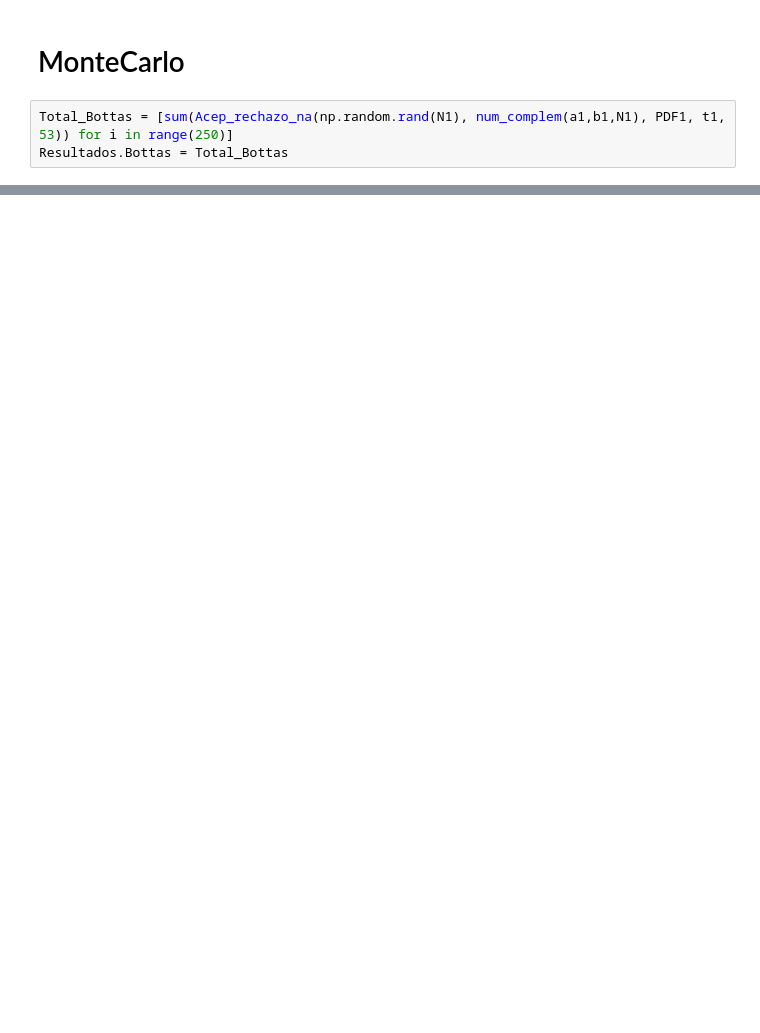
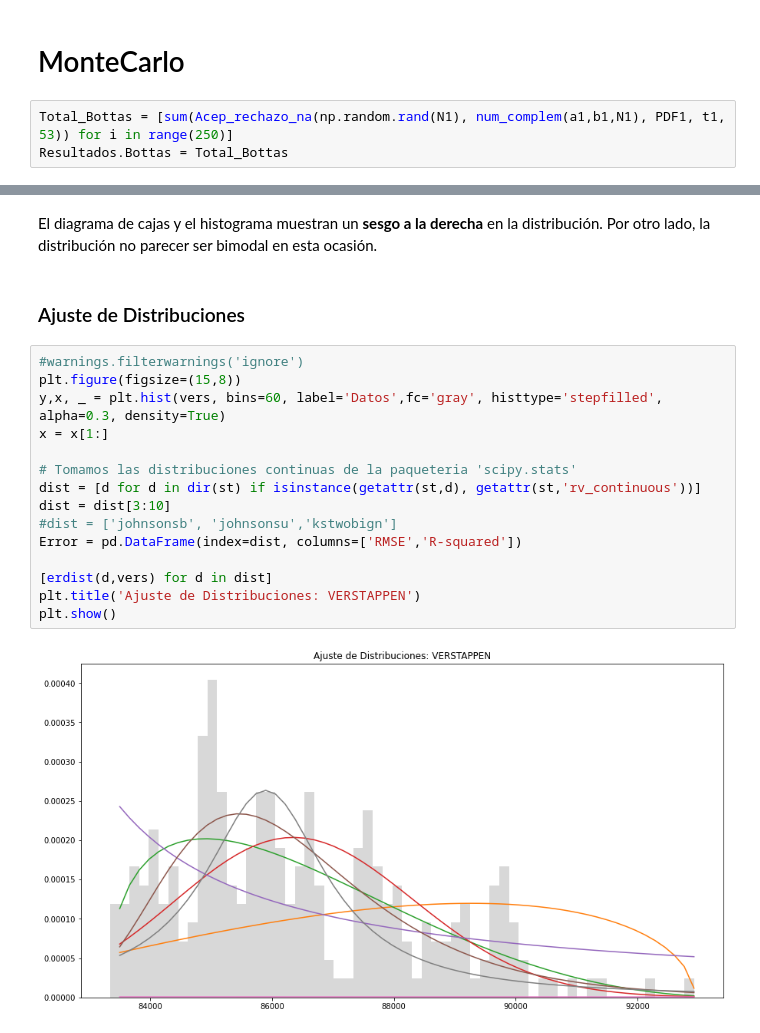
Before and after one commit to AndresLaresBarragan/ProyectoSPF, a Jupyter notebook: Nodo2.ipynb, the cells around one changed output, grey strips where cells are left out. Drawn from its saved outputs; the diff is of its cells as text; blank space fills up the shorter version.

```diff
--- a/Nodo2.ipynb
+++ b/Nodo2.ipynb
@@ -841,0 +843,21 @@ np.mean(Total_Bottas)
+# %% [markdown]
+El diagrama de cajas y el histograma muestran un **sesgo a la derecha** en la distribución. Por otro lado, la distribución no parecer ser bimodal en esta ocasión.
+# %% [markdown]
+### Ajuste de Distribuciones
+# %%
+#warnings.filterwarnings('ignore')
+plt.figure(figsize=(15,8))
+y,x, _ = plt.hist(vers, bins=60, label='Datos',fc='gray', histtype='stepfilled', alpha=0.3, density=True)
+x = x[1:]
+
+# Tomamos las distribuciones continuas de la paqueteria 'scipy.stats'
+dist = [d for d in dir(st) if isinstance(getattr(st,d), getattr(st,'rv_continuous'))]
+dist = dist[3:10]
+#dist = ['johnsonsb', 'johnsonsu','kstwobign']
+Error = pd.DataFrame(index=dist, columns=['RMSE','R-squared'])
+
+[erdist(d,vers) for d in dist]
+plt.title('Ajuste de Distribuciones: VERSTAPPEN')
+plt.show()
+# %% [output]
+[figure, added]
```
Also changed, not shown: parts of 64 cells of this notebook.
